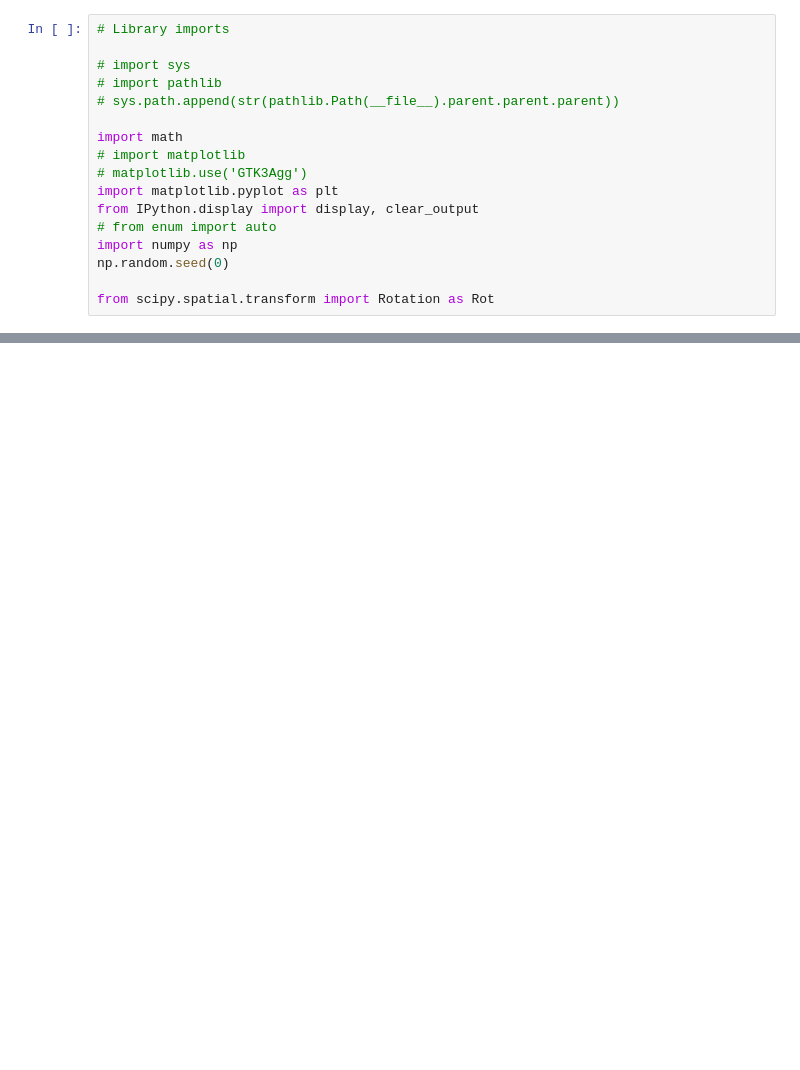
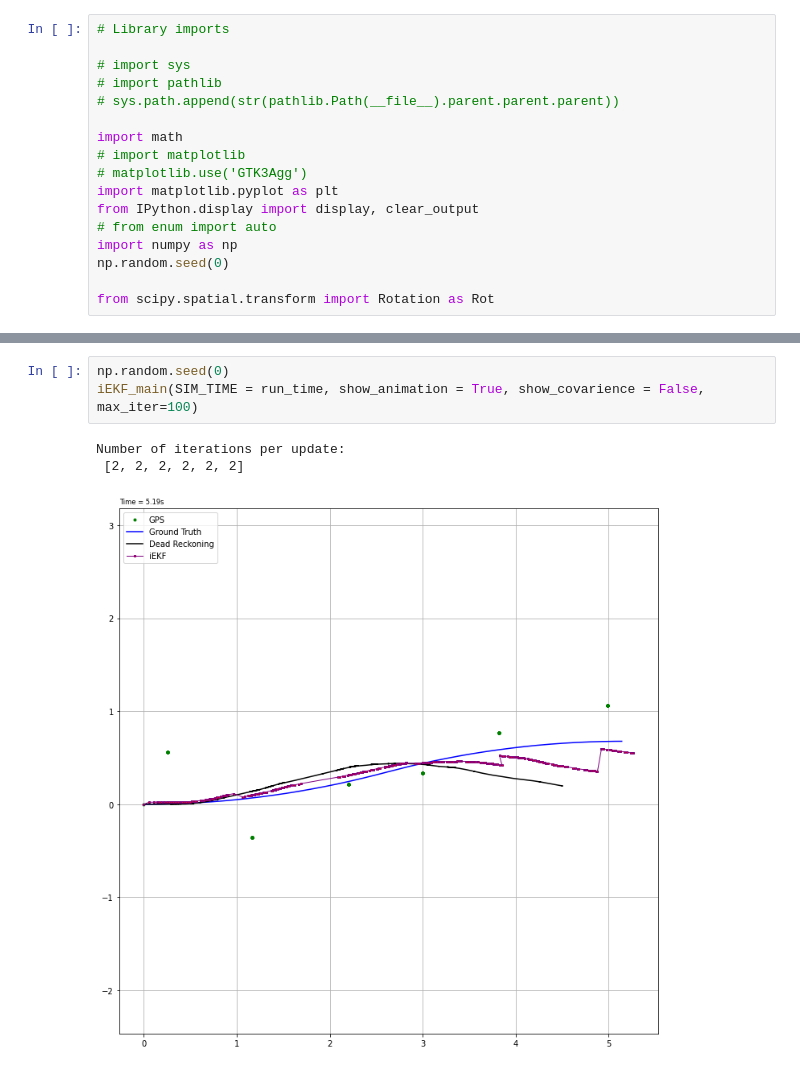
Before and after one commit to ahmadSum1/PythonRobotics, a Jupyter notebook: Localization/extended_kalman_filter/TTK33_EKF_IEKF_Assignment.ipynb, the cells around one changed output, grey strips where cells are left out. Cells and saved outputs as stored; diff of their text form; blank space fills up the shorter version.

```diff
--- a/Localization/extended_kalman_filter/TTK33_EKF_IEKF_Assignment.ipynb
+++ b/Localization/extended_kalman_filter/TTK33_EKF_IEKF_Assignment.ipynb
@@ -421,0 +447,7 @@ iEKF_main(SIM_TIME = run_time, show_animation = True, show_covarience = False, m
+# %%
+np.random.seed(0)
+iEKF_main(SIM_TIME = run_time, show_animation = True, show_covarience = False, max_iter=100)
+# %% [output]
+Number of iterations per update:
+ [2, 2, 2, 2, 2, 2]
+[figure, added]
```
Also changed, not shown: parts of 33 cells of this notebook.
